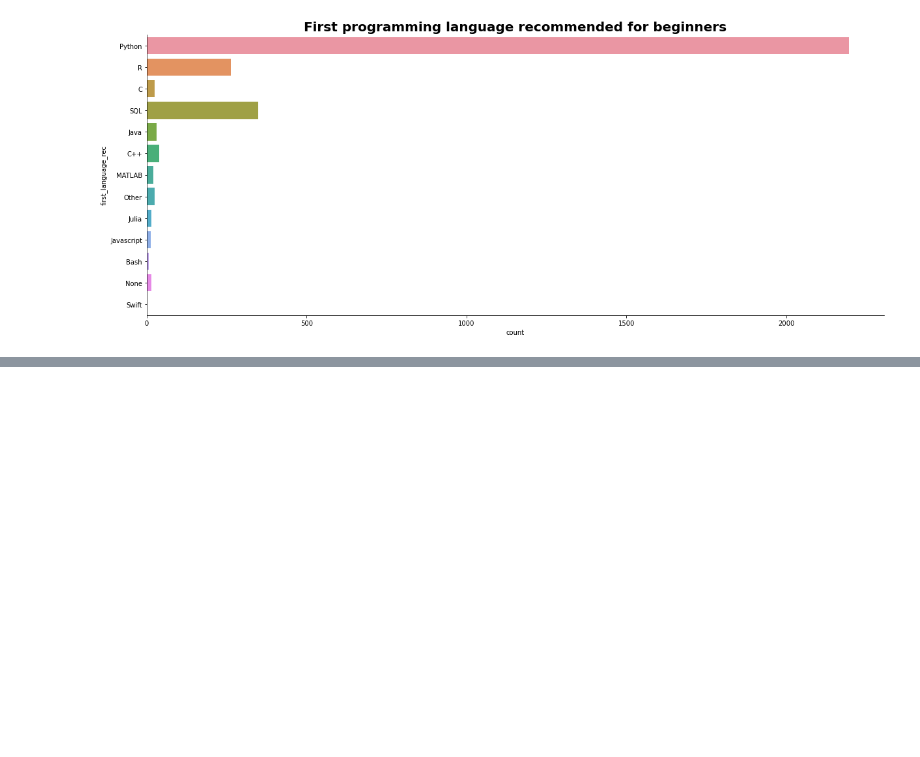
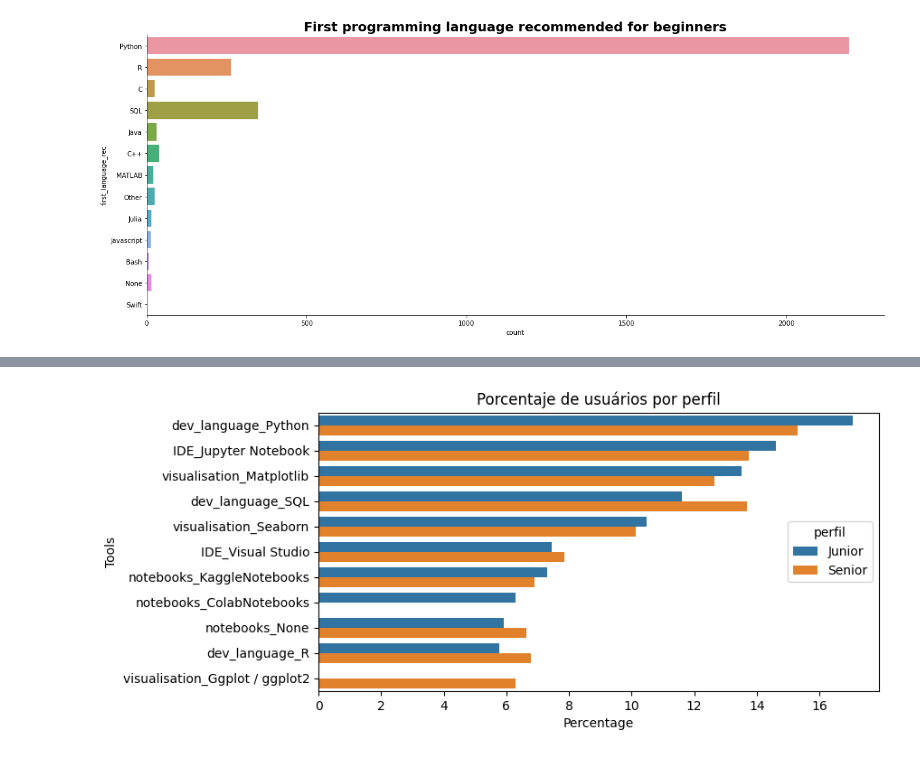
Before and after one commit to Adalab/project-da-promo-d-module-2-team-2-, a Jupyter notebook: notebooks/visualizacion.ipynb, the cells around one changed output, grey strips where cells are left out. Saved outputs shown, nothing was run; the diff lists cells and outputs as text; code cells hidden in the pictures; blank space fills up the shorter version.

```diff
--- a/notebooks/visualizacion.ipynb
+++ b/notebooks/visualizacion.ipynb
@@ -383,0 +618,8 @@ plt.show()
+# %%
+df_sum_junior = df_junior.select_dtypes(include=np.number).sum().reset_index()
+df_sum_junior.columns = ['tool', 'number_of_users']
+df_sum_junior = df_sum_junior.sort_values(by='number_of_users', ascending=False).head(10)
+# %%
+df_sum_junior['Percentage'] = df_sum_junior['number_of_users'] / df_sum_junior['number_of_users'].sum() * 100
+
+df_sum_senior
@@ -383,0 +638,6 @@ plt.show()
+# %%
+df_sum_junior['perfil'] = 'Junior'
+# %%
+df_sum_perfil = pd.concat([df_sum_junior, df_sum_senior], axis=0)
+
+df_sum_perfil.sort_values(by='number_of_users', ascending=False)
@@ -383,0 +662,17 @@ plt.show()
+# %%
+# iniciamos la figura con un tamaño especifico
+plt.figure(figsize =(8,4))
+
+# iniciamos nuestra gráfica para contestar a la pregunta, añadiendo sex al parámetro hue
+fig = sns.barplot(x='Percentage', y = 'tool', hue = "perfil", data = df_sum_perfil)
+
+# cambiamos el nombre de los ejes
+fig.set(xlabel='Percentage', ylabel= 'Tools')
+
+# cambiamos el título de la gráfica
+fig.set_title('Porcentaje de usuários por perfil')
+
+# motramos la gráfica
+plt.show()
+# %% [output]
+[figure, added]
```
Also changed, not shown: parts of 30 cells of this notebook.
